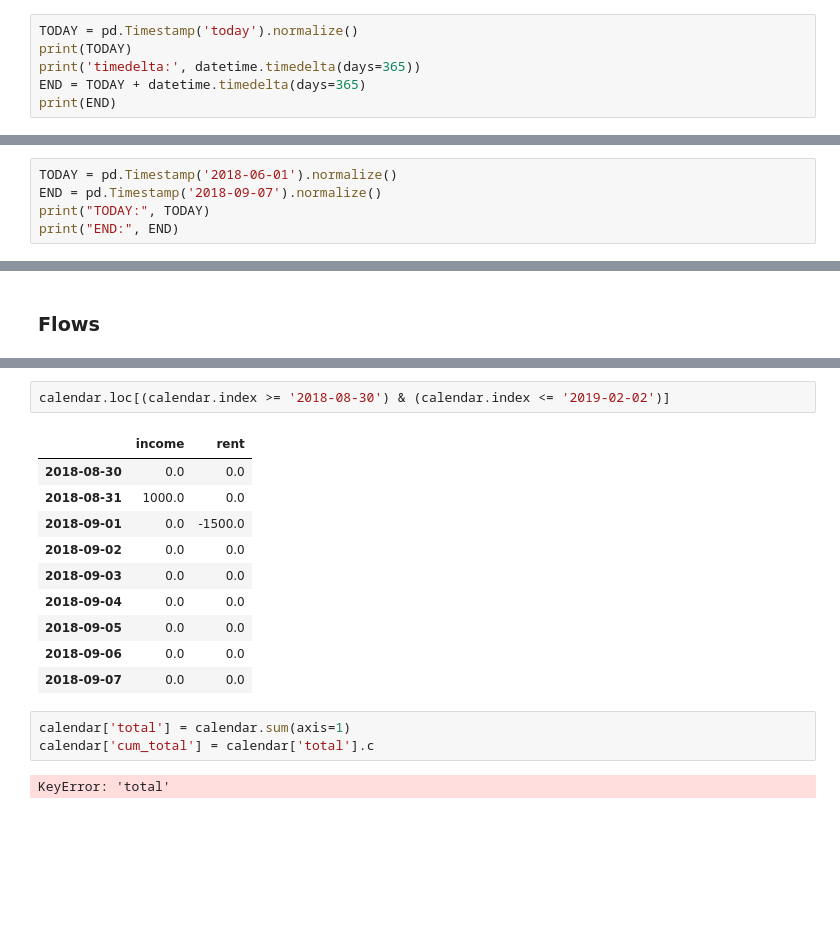
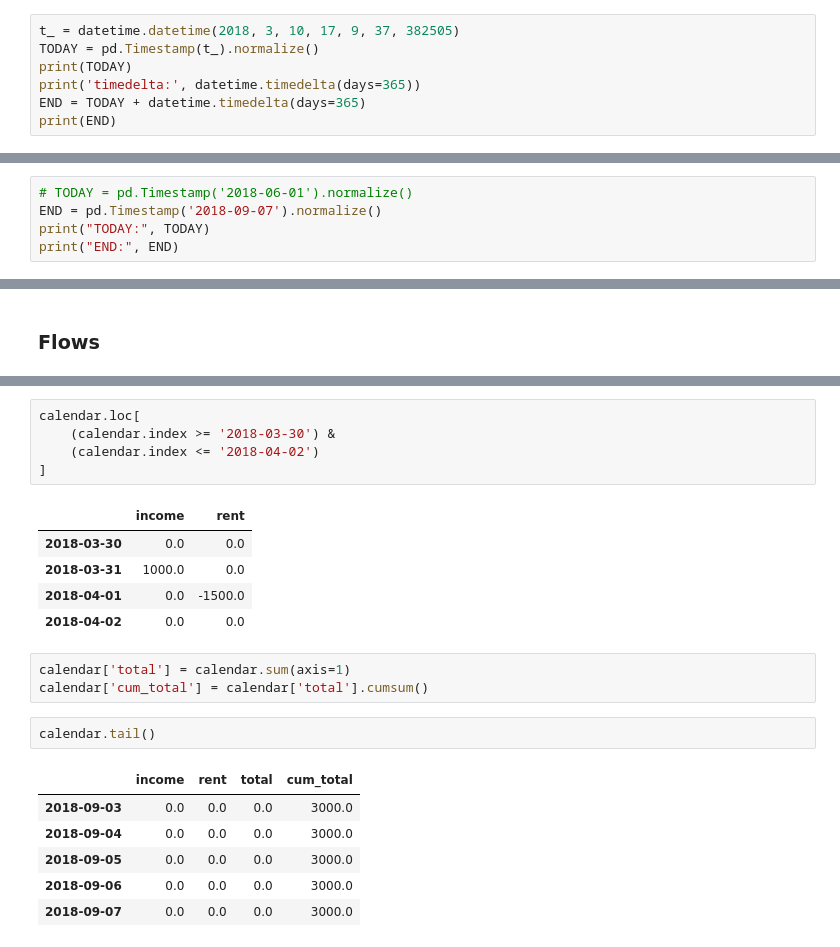
Before and after one commit to moisesvw/pyfinance, a Jupyter notebook: Budget.ipynb, the cells around one changed output, grey strips where cells are left out. Saved outputs shown, nothing was run; the diff lists cells and outputs as text; blank space fills up the shorter version.

```diff
--- a/Budget.ipynb
+++ b/Budget.ipynb
@@ -50,7 +54,8 @@ print(date_1.normalize())
 
 https://en.wikipedia.org/wiki/ISO_8601
 # %%
-TODAY = pd.Timestamp('today').normalize()
+t_ = datetime.datetime(2018, 3, 10, 17, 9, 37, 382505)
+TODAY = pd.Timestamp(t_).normalize()
 print(TODAY)
 print('timedelta:', datetime.timedelta(days=365))
 END = TODAY + datetime.timedelta(days=365)
@@ -62,5 +67,5 @@ timedelta: 365 days, 0:00:00
 # %%
-TODAY = pd.Timestamp('2018-06-01').normalize()
+# TODAY = pd.Timestamp('2018-06-01').normalize()
 END = pd.Timestamp('2018-09-07').normalize()
 print("TODAY:", TODAY)
 print("END:", END)
@@ -134,18 +143,23 @@ calendar.head(7)
 # %%
-calendar.loc[(calendar.index >= '2018-08-30') & (calendar.index <= '2019-02-02')]
+calendar.loc[
+    (calendar.index >= '2018-03-30') &
+    (calendar.index <= '2018-04-02')
+]
 # %% [output]
 |  | income | rent |
-| 2018-08-30 | 0.0 | 0.0 |
-| 2018-08-31 | 1000.0 | 0.0 |
-| 2018-09-01 | 0.0 | -1500.0 |
-| 2018-09-02 | 0.0 | 0.0 |
-| 2018-09-03 | 0.0 | 0.0 |
-| 2018-09-04 | 0.0 | 0.0 |
-| 2018-09-05 | 0.0 | 0.0 |
-| 2018-09-06 | 0.0 | 0.0 |
-| 2018-09-07 | 0.0 | 0.0 |
+| 2018-03-30 | 0.0 | 0.0 |
+| 2018-03-31 | 1000.0 | 0.0 |
+| 2018-04-01 | 0.0 | -1500.0 |
+| 2018-04-02 | 0.0 | 0.0 |
 # %%
 calendar['total'] = calendar.sum(axis=1)
-calendar['cum_total'] = calendar['total'].c
+calendar['cum_total'] = calendar['total'].cumsum()
-# %% [output]
-KeyError: 'total'
+# %%
+calendar.tail()
+# %% [output]
+|  | income | rent | total | cum_total |
+| 2018-09-03 | 0.0 | 0.0 | 0.0 | 3000.0 |
+| 2018-09-04 | 0.0 | 0.0 | 0.0 | 3000.0 |
+| 2018-09-05 | 0.0 | 0.0 | 0.0 | 3000.0 |
+| 2018-09-06 | 0.0 | 0.0 | 0.0 | 3000.0 |
+| 2018-09-07 | 0.0 | 0.0 | 0.0 | 3000.0 |
```
Also changed, not shown: parts of 23 cells of this notebook.
